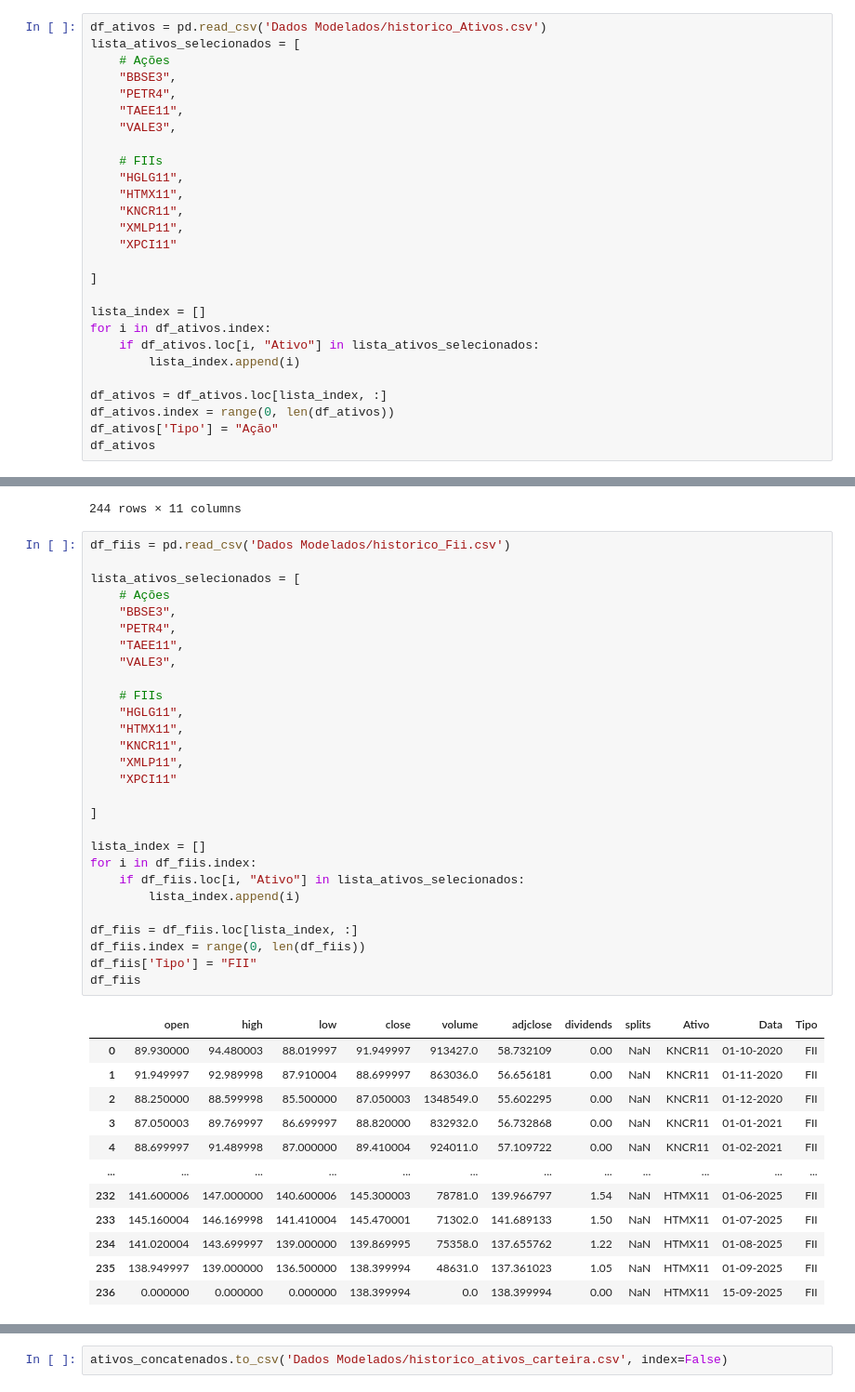
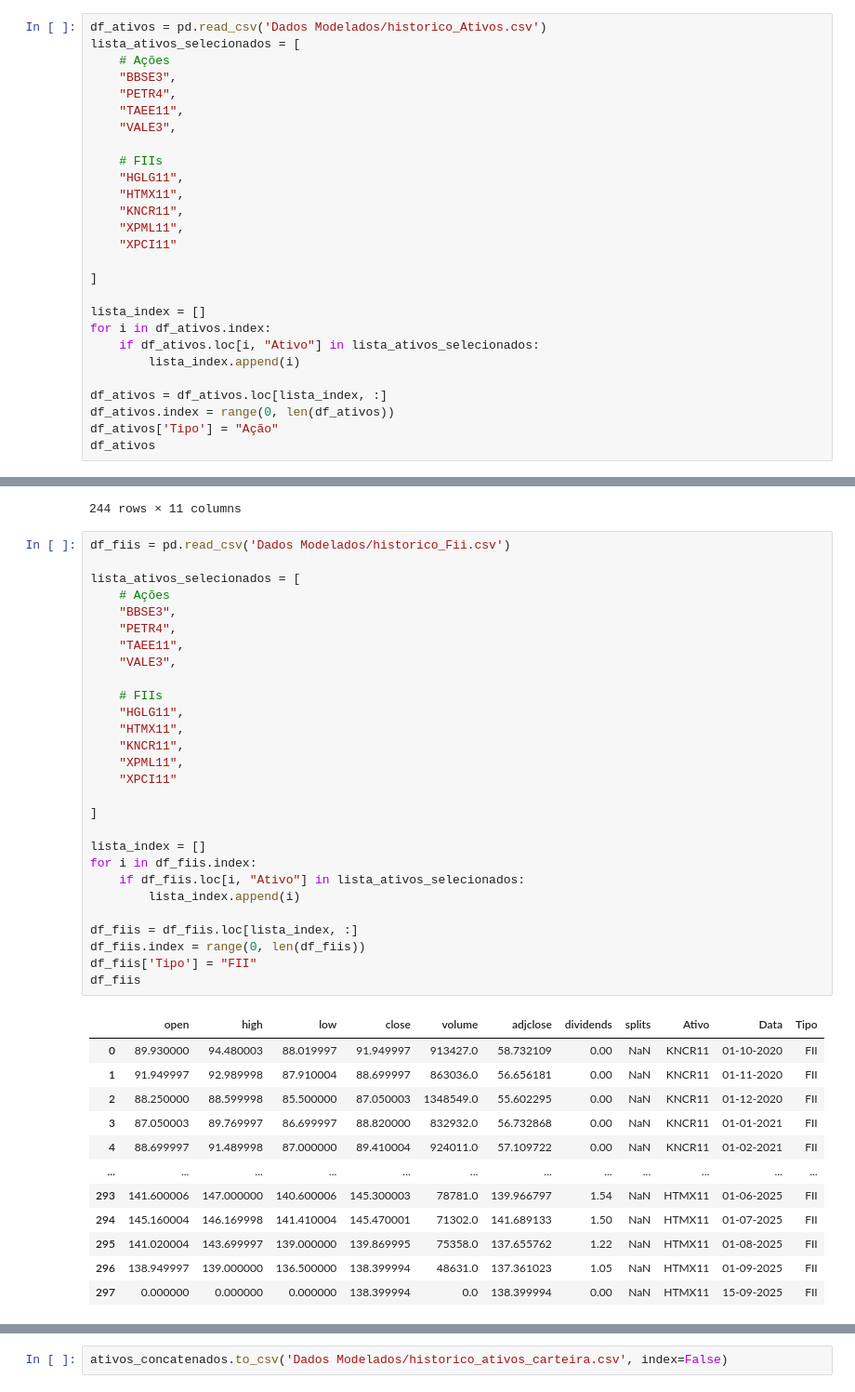
Before and after one commit to LuisHenrique7/Analise-Financeira, a Jupyter notebook: Modelagem da Carteira de Ativos.ipynb, the cells around one changed output, grey strips where cells are left out. Shown at 93% size. Saved outputs shown, nothing was run; the diff lists cells and outputs as text.

```diff
--- a/Modelagem da Carteira de Ativos.ipynb
+++ b/Modelagem da Carteira de Ativos.ipynb
@@ -148,7 +148,7 @@ lista_ativos_selecionados = [
     "HGLG11",
     "HTMX11",
     "KNCR11",
-    "XMLP11",
+    "XPML11",
     "XPCI11"
 
 ]
@@ -184,36 +184,36 @@ lista_ativos_selecionados = [
     "BBSE3",
 	"PETR4",
 	"TAEE11",
 	"VALE3",
 
     # FIIs
     "HGLG11",
     "HTMX11",
     "KNCR11",
-    "XMLP11",
+    "XPML11",
     "XPCI11"
 
 ]
 
 lista_index = []
 for i in df_fiis.index:
     if df_fiis.loc[i, "Ativo"] in lista_ativos_selecionados:
         lista_index.append(i)
 
 df_fiis = df_fiis.loc[lista_index, :]
 df_fiis.index = range(0, len(df_fiis))
 df_fiis['Tipo'] = "FII"
 df_fiis
 # %% [output]
 |  | open | high | low | close | volume | adjclose | dividends | splits | Ativo | Data | Tipo |
 | 0 | 89.930000 | 94.480003 | 88.019997 | 91.949997 | 913427.0 | 58.732109 | 0.00 | NaN | KNCR11 | 01-10-2020 | FII |
 | 1 | 91.949997 | 92.989998 | 87.910004 | 88.699997 | 863036.0 | 56.656181 | 0.00 | NaN | KNCR11 | 01-11-2020 | FII |
 | 2 | 88.250000 | 88.599998 | 85.500000 | 87.050003 | 1348549.0 | 55.602295 | 0.00 | NaN | KNCR11 | 01-12-2020 | FII |
 | 3 | 87.050003 | 89.769997 | 86.699997 | 88.820000 | 832932.0 | 56.732868 | 0.00 | NaN | KNCR11 | 01-01-2021 | FII |
 | 4 | 88.699997 | 91.489998 | 87.000000 | 89.410004 | 924011.0 | 57.109722 | 0.00 | NaN | KNCR11 | 01-02-2021 | FII |
 | ... | ... | ... | ... | ... | ... | ... | ... | ... | ... | ... | ... |
-| 232 | 141.600006 | 147.000000 | 140.600006 | 145.300003 | 78781.0 | 139.966797 | 1.54 | NaN | HTMX11 | 01-06-2025 | FII |
-| 233 | 145.160004 | 146.169998 | 141.410004 | 145.470001 | 71302.0 | 141.689133 | 1.50 | NaN | HTMX11 | 01-07-2025 | FII |
-| 234 | 141.020004 | 143.699997 | 139.000000 | 139.869995 | 75358.0 | 137.655762 | 1.22 | NaN | HTMX11 | 01-08-2025 | FII |
-| 235 | 138.949997 | 139.000000 | 136.500000 | 138.399994 | 48631.0 | 137.361023 | 1.05 | NaN | HTMX11 | 01-09-2025 | FII |
-| 236 | 0.000000 | 0.000000 | 0.000000 | 138.399994 | 0.0 | 138.399994 | 0.00 | NaN | HTMX11 | 15-09-2025 | FII |
+| 293 | 141.600006 | 147.000000 | 140.600006 | 145.300003 | 78781.0 | 139.966797 | 1.54 | NaN | HTMX11 | 01-06-2025 | FII |
+| 294 | 145.160004 | 146.169998 | 141.410004 | 145.470001 | 71302.0 | 141.689133 | 1.50 | NaN | HTMX11 | 01-07-2025 | FII |
+| 295 | 141.020004 | 143.699997 | 139.000000 | 139.869995 | 75358.0 | 137.655762 | 1.22 | NaN | HTMX11 | 01-08-2025 | FII |
+| 296 | 138.949997 | 139.000000 | 136.500000 | 138.399994 | 48631.0 | 137.361023 | 1.05 | NaN | HTMX11 | 01-09-2025 | FII |
+| 297 | 0.000000 | 0.000000 | 0.000000 | 138.399994 | 0.0 | 138.399994 | 0.00 | NaN | HTMX11 | 15-09-2025 | FII |
```
Also changed, not shown: parts of 3 cells of this notebook, 29 other files.
